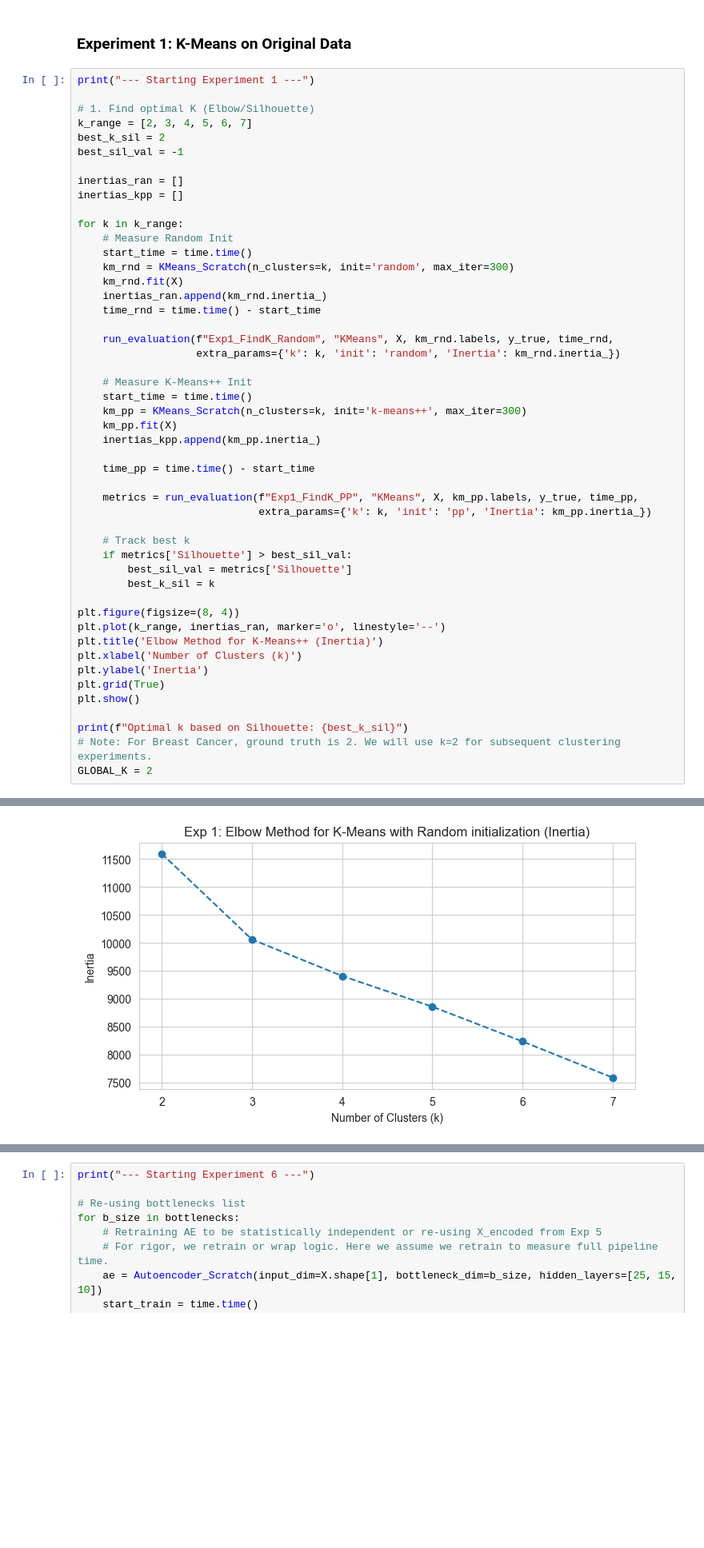
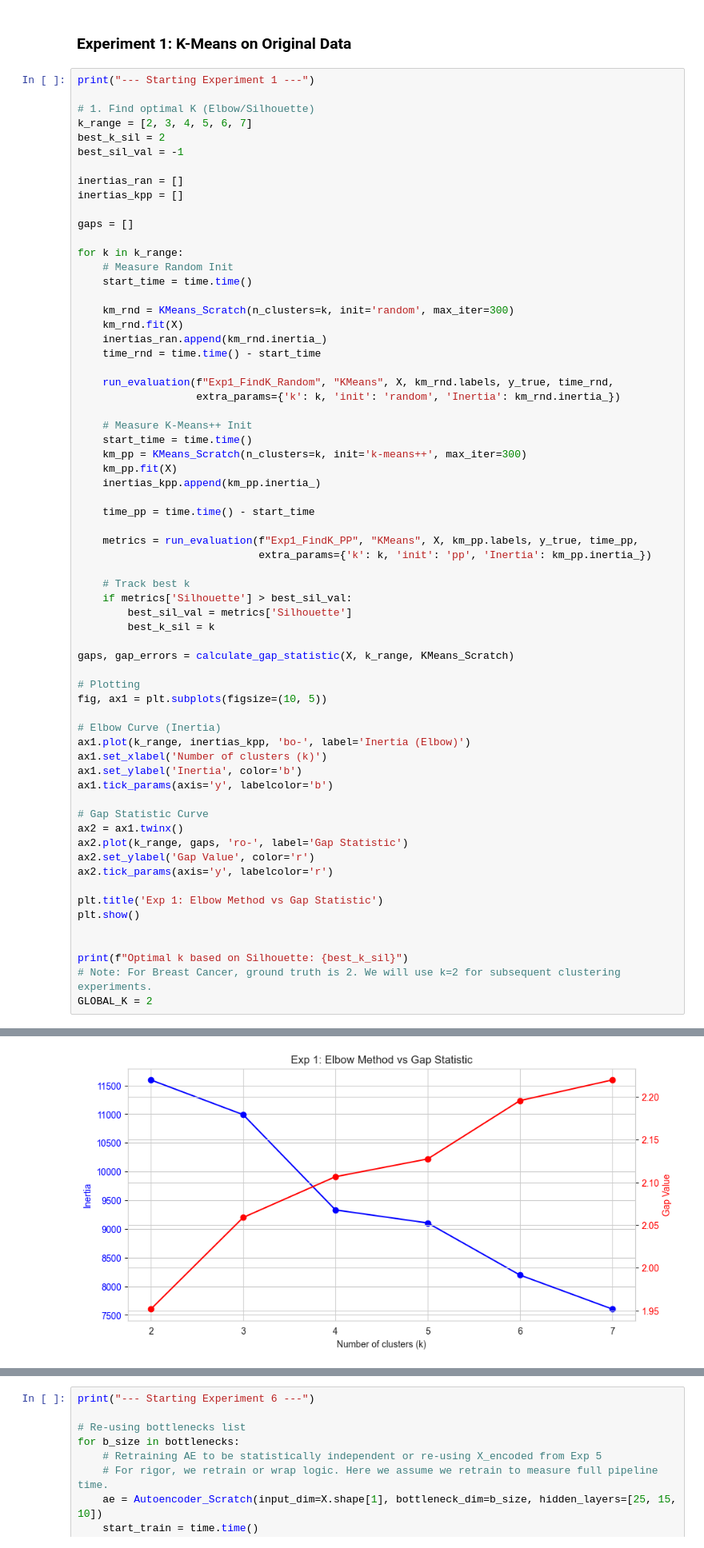
Before and after one commit to AbdelrahmanAmr2205/PCA_AutoEncoder_kmeans_GMM, a Jupyter notebook: lab4.ipynb, the cells around one changed output, grey strips where cells are left out. Shown at 80% size. Saved outputs shown, nothing was run; the diff lists cells and outputs as text; blank space fills up the shorter version.

```diff
--- a/lab4.ipynb
+++ b/lab4.ipynb
@@ -144,44 +144,60 @@ best_sil_val = -1
 inertias_ran = []
 inertias_kpp = []
 
+gaps = []
+
 for k in k_range:
     # Measure Random Init
     start_time = time.time()
+
     km_rnd = KMeans_Scratch(n_clusters=k, init='random', max_iter=300)
     km_rnd.fit(X)
     inertias_ran.append(km_rnd.inertia_)
     time_rnd = time.time() - start_time
 
     run_evaluation(f"Exp1_FindK_Random", "KMeans", X, km_rnd.labels, y_true, time_rnd,
                    extra_params={'k': k, 'init': 'random', 'Inertia': km_rnd.inertia_})
 
     # Measure K-Means++ Init
     start_time = time.time()
     km_pp = KMeans_Scratch(n_clusters=k, init='k-means++', max_iter=300)
     km_pp.fit(X)
     inertias_kpp.append(km_pp.inertia_)
 
     time_pp = time.time() - start_time
 
     metrics = run_evaluation(f"Exp1_FindK_PP", "KMeans", X, km_pp.labels, y_true, time_pp,
                              extra_params={'k': k, 'init': 'pp', 'Inertia': km_pp.inertia_})
 
     # Track best k
     if metrics['Silhouette'] > best_sil_val:
         best_sil_val = metrics['Silhouette']
         best_k_sil = k
 
-plt.figure(figsize=(8, 4))
-plt.plot(k_range, inertias_ran, marker='o', linestyle='--')
-plt.title('Elbow Method for K-Means++ (Inertia)')
-plt.xlabel('Number of Clusters (k)')
-plt.ylabel('Inertia')
-plt.grid(True)
+gaps, gap_errors = calculate_gap_statistic(X, k_range, KMeans_Scratch)
+
+# Plotting
+fig, ax1 = plt.subplots(figsize=(10, 5))
+
+# Elbow Curve (Inertia)
+ax1.plot(k_range, inertias_kpp, 'bo-', label='Inertia (Elbow)')
+ax1.set_xlabel('Number of clusters (k)')
+ax1.set_ylabel('Inertia', color='b')
+ax1.tick_params(axis='y', labelcolor='b')
+
+# Gap Statistic Curve
+ax2 = ax1.twinx()
+ax2.plot(k_range, gaps, 'ro-', label='Gap Statistic')
+ax2.set_ylabel('Gap Value', color='r')
+ax2.tick_params(axis='y', labelcolor='r')
+
+plt.title('Exp 1: Elbow Method vs Gap Statistic')
 plt.show()
+
 
 print(f"Optimal k based on Silhouette: {best_k_sil}")
 # Note: For Breast Cancer, ground truth is 2. We will use k=2 for subsequent clustering experiments.
 GLOBAL_K = 2
 # %% [output]
 --- Starting Experiment 1 ---
-[figure, old version]
+[figure, new version]
```
Also changed, not shown: parts of 15 cells of this notebook.
